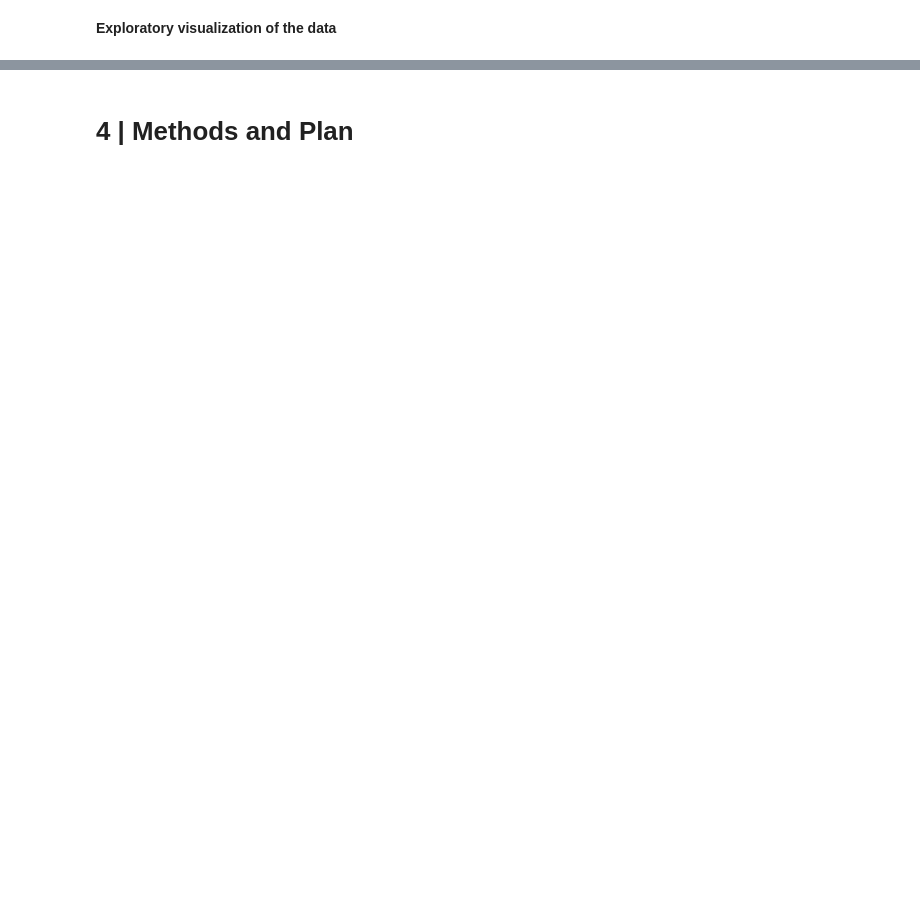
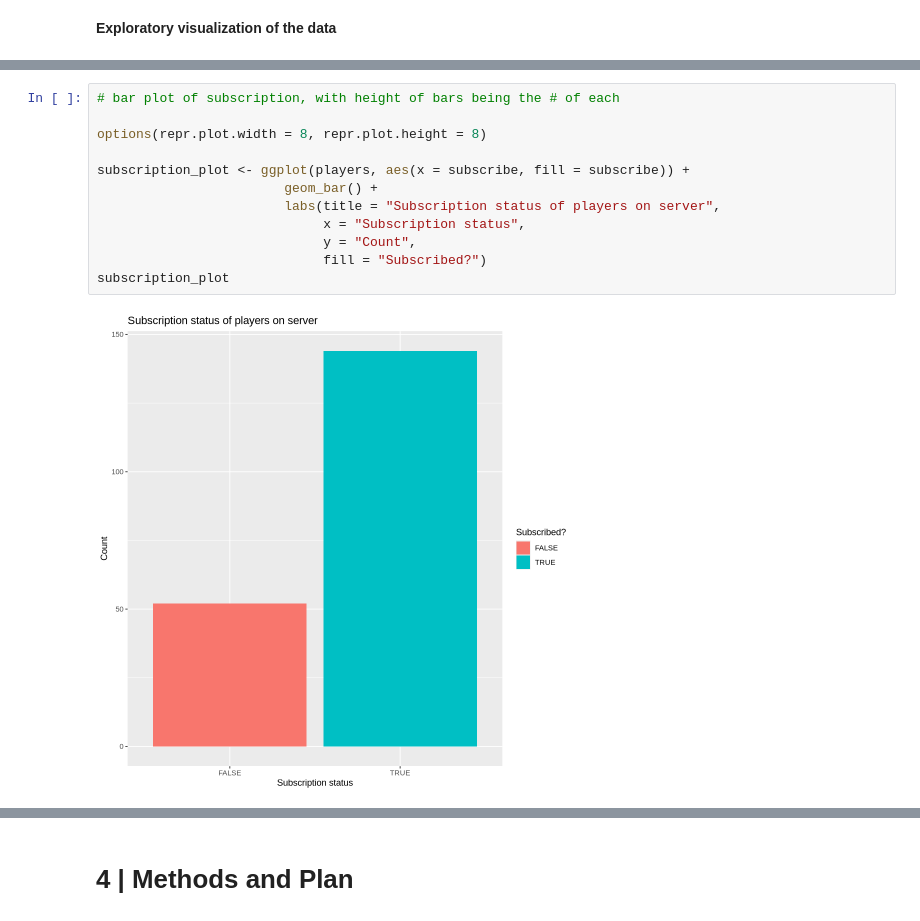
Before and after one commit to nhuang07/dsci_project_8, a Jupyter notebook: dsci_project_8.ipynb, the cells around one changed output, grey strips where cells are left out. Saved outputs shown, nothing was run; the diff lists cells and outputs as text; blank space fills up the shorter version.

```diff
--- a/dsci_project_8.ipynb
+++ b/dsci_project_8.ipynb
@@ -187,2 +218,16 @@ The mean of the original start time and end time in its current format is not of
+# %%
+# bar plot of subscription, with height of bars being the # of each
+
+options(repr.plot.width = 8, repr.plot.height = 8)
+
+subscription_plot <- ggplot(players, aes(x = subscribe, fill = subscribe)) +
+                        geom_bar() +
+                        labs(title = "Subscription status of players on server",
+                             x = "Subscription status",
+                             y = "Count",
+                             fill = "Subscribed?")
+subscription_plot
+# %% [output]
+[figure, added]
 # %%
 # plot of age on the x-axis and played_hours on the y-axis, coloured in with "subscribe" variable
```
Also changed, not shown: parts of 9 cells of this notebook.
